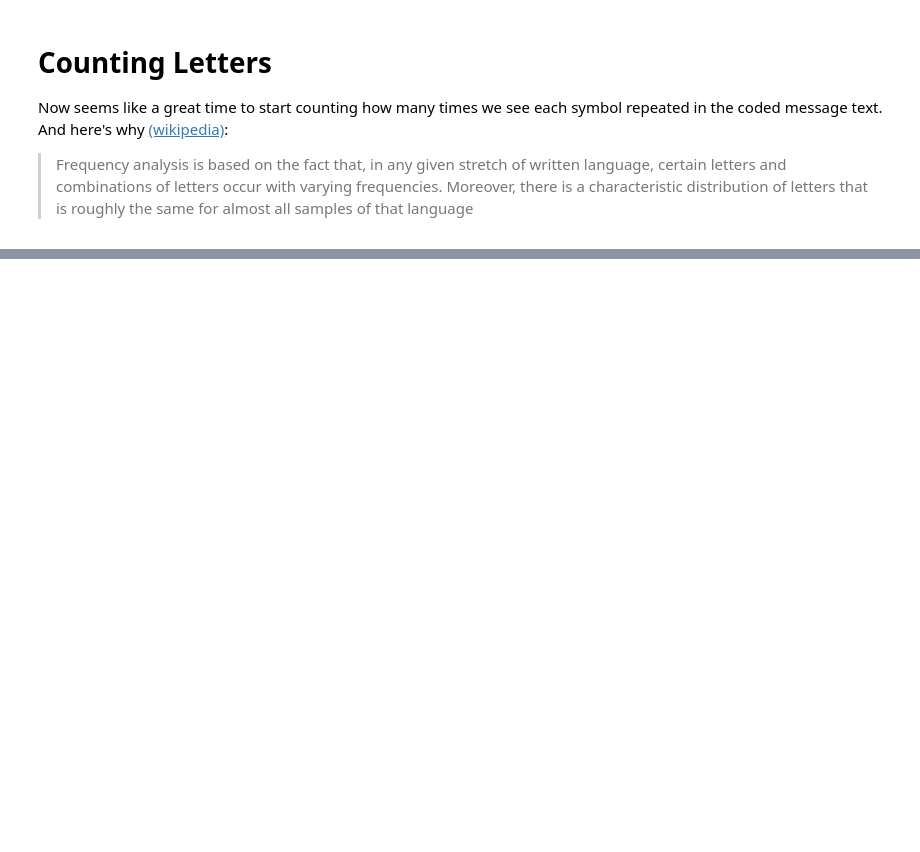
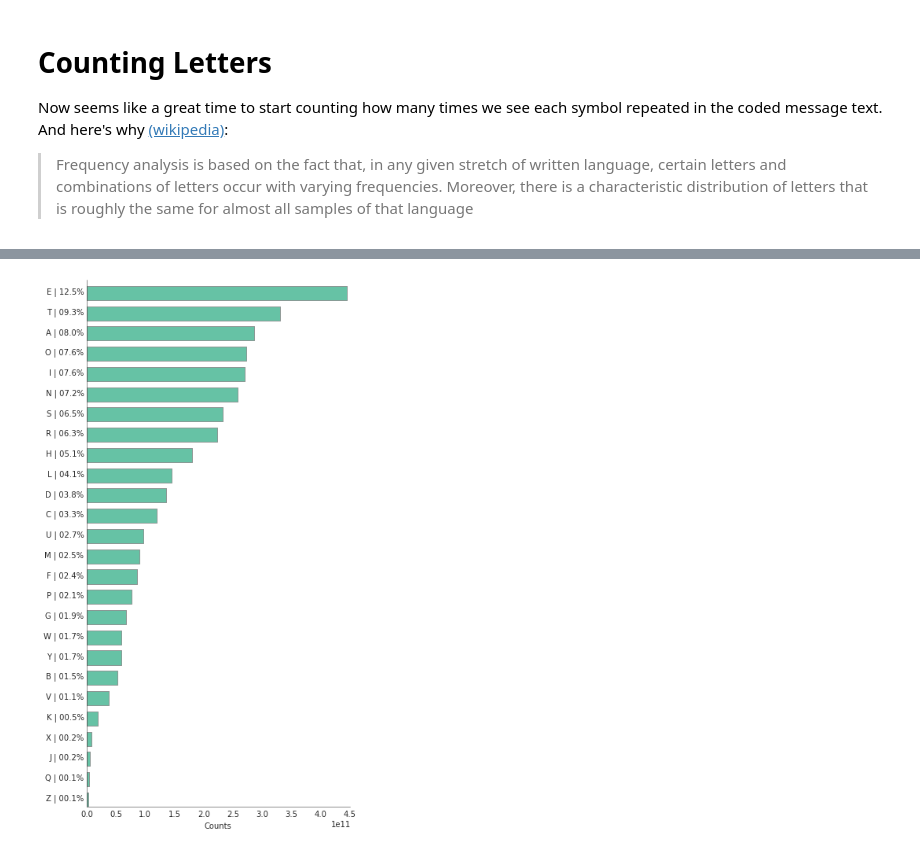
Before and after one commit to Who8MyLunch/Holiday_Distraction, a Jupyter notebook: encoded_message.ipynb, the cells around one changed output, grey strips where cells are left out. Drawn from its saved outputs; the diff is of its cells as text; code cells hidden in the pictures; blank space fills up the shorter version.

```diff
--- a/encoded_message.ipynb
+++ b/encoded_message.ipynb
@@ -181,0 +216,17 @@ I am going to focus here on N-grams of sizes one to three, and the corresonding
+# %%
+fname = 'ngrams1.csv'
+df = pd.read_csv(fname)
+
+symbols_goog = df['1-gram'].values
+counts_goog = df['*/*']
+
+# Convert counts to fraction of total count.
+counts_goog = counts_goog.values  #.astype(np.float)  # / np.sum(counts_goog)
+
+# Put it into a  dict.
+results_goog = dict(zip(symbols_goog, counts_goog))
+
+# Pretty histogram display.
+hist_display(results_goog)
+# %% [output]
+[figure, added]
```
Also changed, not shown: parts of 17 cells of this notebook.
